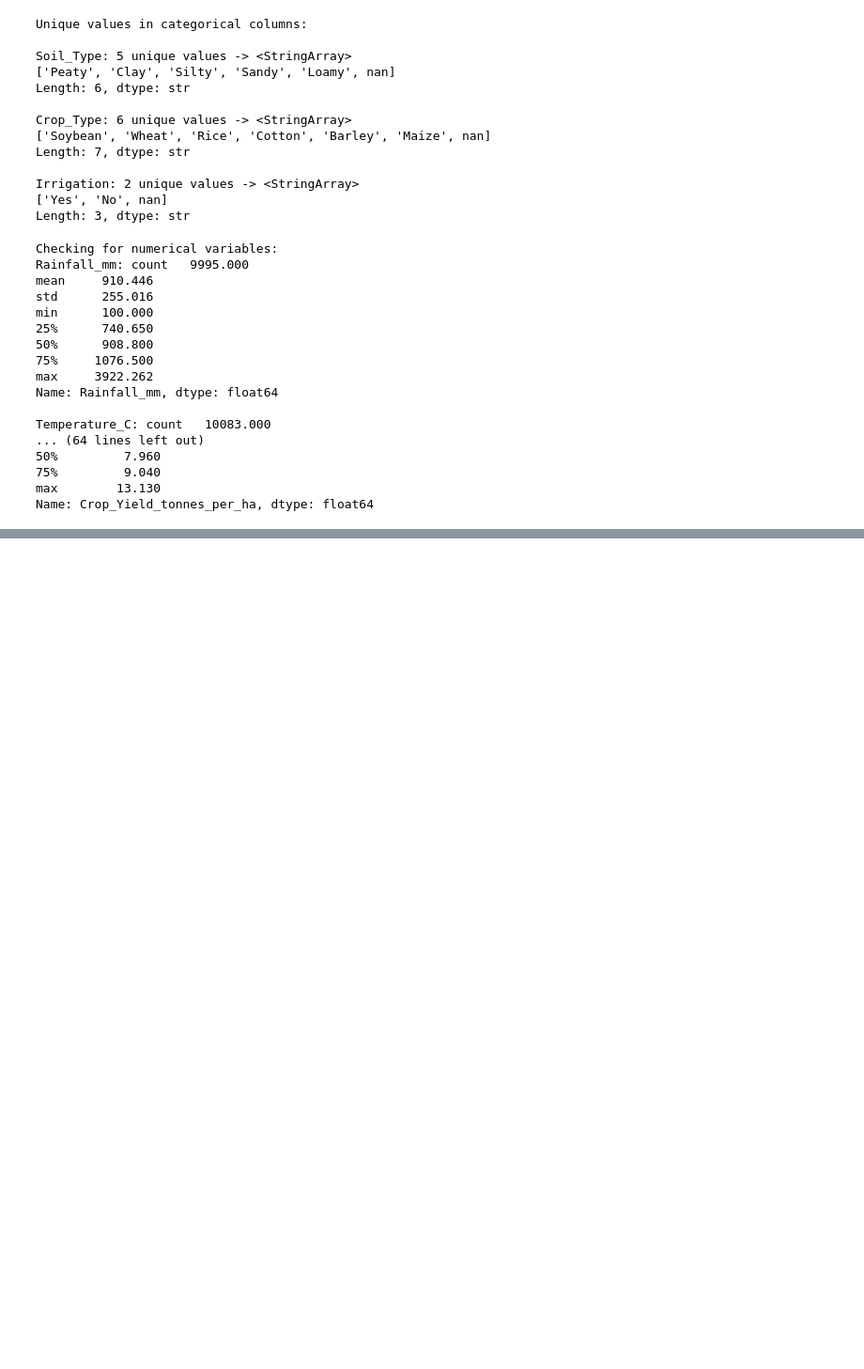
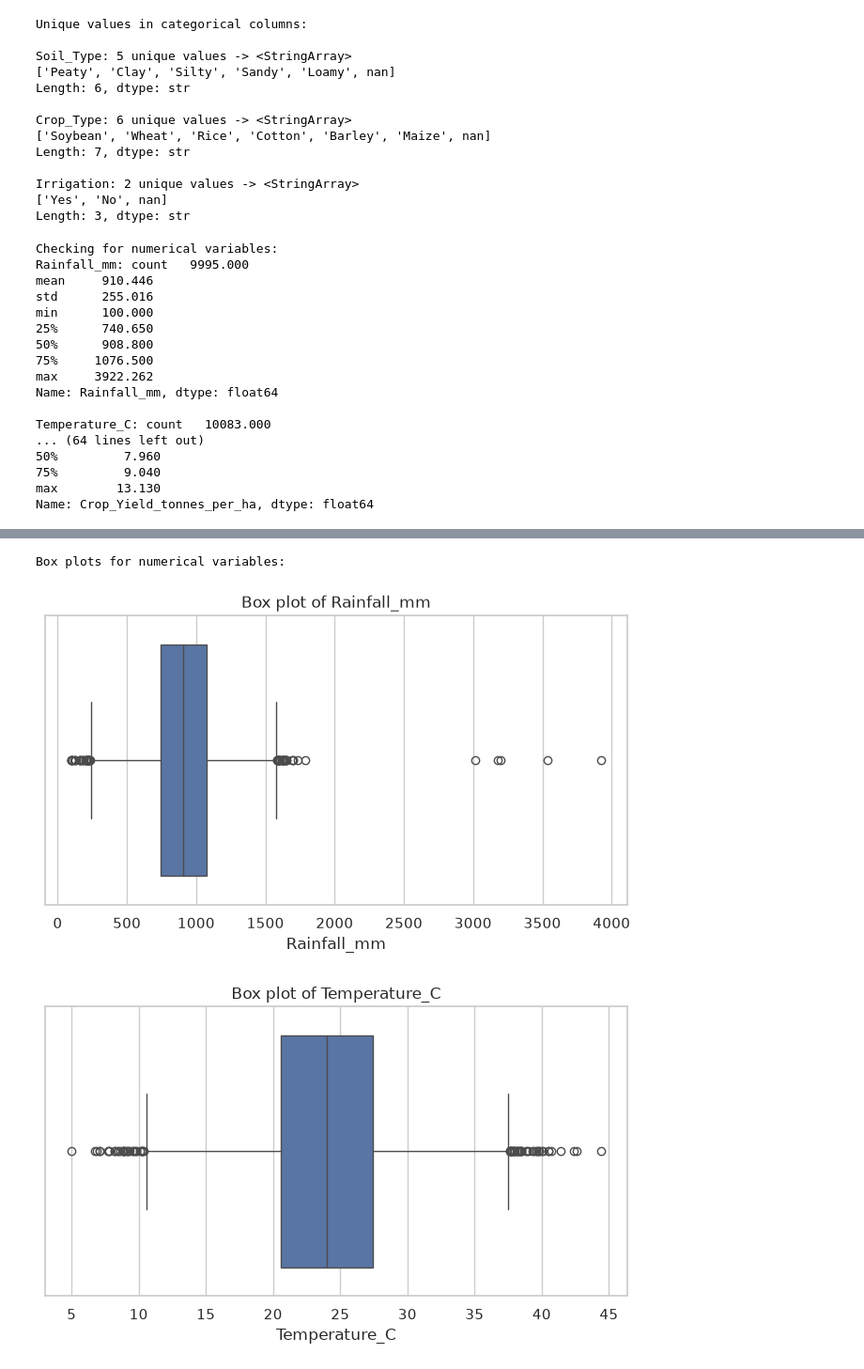
Before and after one commit to AaronShenny/crop_yield_predication, a Jupyter notebook: app.ipynb, the cells around one changed output, grey strips where cells are left out. Shown at 94% size. Drawn from its saved outputs; the diff is of its cells as text; code cells hidden in the pictures; blank space fills up the shorter version.

```diff
--- a/app.ipynb
+++ b/app.ipynb
@@ -171,3 +171,15 @@ Temperature_C: count   10083.000
 75%         9.040
 max        13.130
 Name: Crop_Yield_tonnes_per_ha, dtype: float64
+# %%
+print("\n Checking for outliers using IQR method:")
+for col in df.columns:
+    if df[col].dtype in ['int64', 'float64']:
+        Q1 = df[col].quantile(0.25)
+        Q3 = df[col].quantile(0.75)
+        IQR = Q3 - Q1
+        outliers = df[(df[col] < (Q1 - 1.5 * IQR)) | (df[col] > (Q3 + 1.5 * IQR))]
+        print(f"{col}: {len(outliers)} outliers")
+        print(f"{col} outliers: {outliers}")
+        print()
+        print()
@@ -173,0 +204,11 @@ Name: Crop_Yield_tonnes_per_ha, dtype: float64
+# %%
+print("Box plots for numerical variables:")
+numerical_cols = df.select_dtypes(include=['int64', 'float64']).columns
+for col in numerical_cols:
+    plt.figure(figsize=(8, 4))
+    sns.boxplot(x=df[col])
+    plt.title(f'Box plot of {col}')
+# %% [output]
+Box plots for numerical variables:
+[figure, added]
+[figure, added]
```
Also changed, not shown: parts of 2 cells of this notebook.
